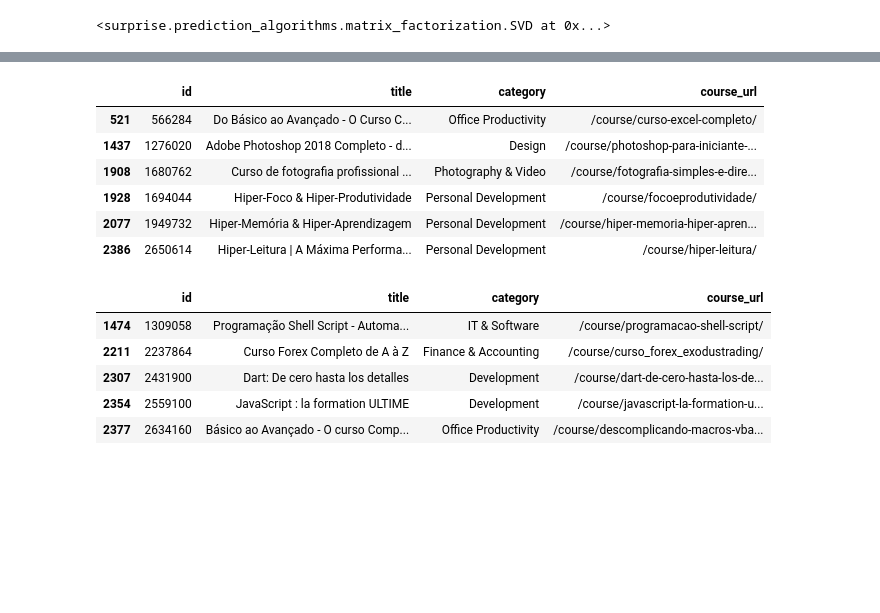
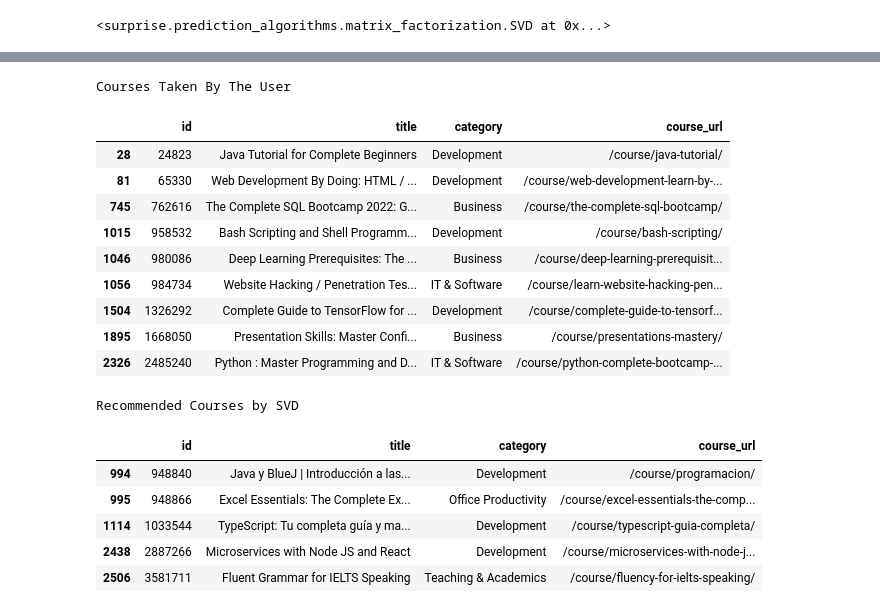
Before and after one commit to MAli7319/Udemy-Course-Recommender, a Jupyter notebook: surprise.ipynb, the cells around one changed output, grey strips where cells are left out. Saved outputs shown, nothing was run; the diff lists cells and outputs as text; code cells hidden in the pictures; blank space fills up the shorter version.

```diff
--- a/surprise.ipynb
+++ b/surprise.ipynb
@@ -100,0 +257,23 @@ Test time         4.97    6.25    5.21    5.48    0.55
+# %%
+"""
+param_grid_knn = {
+    "k": [20,30,40],
+    "sim_options ": {"name": "pearson", "user_based": False},
+    "verbose": [False]
+}
+gs_knn = GridSearchCV(KNNBaseline, param_grid_knn, measures=["rmse", "mae"], cv=5)
+gs_knn.fit(data)
+print("KNNWithBaseline Grid Search")
+print(gs_knn.best_score["rmse"])
+print(gs_knn.best_params["rmse"])
+"""
+
+# Parameter tuning for KNNBaseline could not done due to the memory limitations.
+# Instead of that we tried cross validation with baseline hypermeters to see if they have positive effect on model.
+
+bsl_opt = {'method': 'sgd', 'reg': 0.03, 'learning_rate': 0.005, 'n_epochs': 20}
+sim_opt = {"name": "pearson", "user_based": False}
+
+_ = cross_validate(KNNBaseline(k=20, bsl_options=bsl_opt, sim_options=sim_opt, verbose=False), data, measures=['RMSE', 'MAE'], cv=3, verbose=True)
+_ = cross_validate(KNNBaseline(k=30, bsl_options=bsl_opt, sim_options=sim_opt, verbose=False), data, measures=['RMSE', 'MAE'], cv=3, verbose=True)
+_ = cross_validate(KNNBaseline(k=40, bsl_options=bsl_opt, sim_options=sim_opt, verbose=False), data, measures=['RMSE', 'MAE'], cv=3, verbose=True)
@@ -101,7 +300,12 @@ Test time         4.97    6.25    5.21    5.48    0.55
 # %%
-param_grid = {"n_epochs": [5, 10, 15, 20, 25, 30], "lr_all": [0.002, 0.005, 0.01, 0.02]}
-gs_svd = GridSearchCV(SVD, param_grid, measures=["rmse", "mae"], cv=5)
+param_grid_svd = {"n_factors": [100, 200],
+                  "n_epochs": [10, 20],
+                  "lr_all": [0.005, 0.01, 0.02],
+                  "reg_all": [0.01, 0.02, 0.03],
+}
+gs_svd = GridSearchCV(SVD, param_grid_svd, measures=["rmse", "mae"], cv=5)
 gs_svd.fit(data)
+print("SVD Grid Search")
 print(gs_svd.best_score["rmse"])
 print(gs_svd.best_params["rmse"])
 # %% [output]
@@ -119,7 +345,9 @@ RMSE: 0.7034
 # %%
 full_trainset = data.build_full_trainset()
 # %%
-svd = SVD(n_epochs=15, lr_all=0.005)
+bsl = BaselineOnly(bsl_options={'method': 'sgd', 'reg': 0.03, 'learning_rate': 0.005, 'n_epochs': 20}, verbose=False)
+svd = SVD(n_factors=100, n_epochs=20, lr_all=0.005, reg_all=0.03)
+bsl.fit(full_trainset)
 svd.fit(full_trainset)
 # %% [output]
 <surprise.prediction_algorithms.matrix_factorization.SVD at 0x...>
@@ -135,26 +363,34 @@ Display Name: Karen Eloise
 # %%
-user_pred = svd.test(anti_testset_user)
+user_pred_svd = svd.test(anti_testset_user)
+user_pred_bsl = bsl.test(anti_testset_user)
 # %%
 courses_taken = rates[rates["user_id"] == user_id]["course_id"]
 courses_taken_df = courses[courses["id"].isin(courses_taken)]
+print("Courses Taken By The User")
 courses_taken_df
 # %% [output]
+Courses Taken By The User
 |  | id | title | category | course_url |
-| 521 | 566284 | Do Básico ao Avançado - O Curso C... | Office Productivity | /course/curso-excel-completo/ |
-| 1437 | 1276020 | Adobe Photoshop 2018 Completo - d... | Design | /course/photoshop-para-iniciante-... |
-| 1908 | 1680762 | Curso de fotografia profissional ... | Photography & Video | /course/fotografia-simples-e-dire... |
-| 1928 | 1694044 | Hiper-Foco & Hiper-Produtividade | Personal Development | /course/focoeprodutividade/ |
-| 2077 | 1949732 | Hiper-Memória & Hiper-Aprendizagem | Personal Development | /course/hiper-memoria-hiper-apren... |
-| 2386 | 2650614 | Hiper-Leitura | A Máxima Performa... | Personal Development | /course/hiper-leitura/ |
+| 28 | 24823 | Java Tutorial for Complete Beginners | Development | /course/java-tutorial/ |
+| 81 | 65330 | Web Development By Doing: HTML / ... | Development | /course/web-development-learn-by-... |
+| 745 | 762616 | The Complete SQL Bootcamp 2022: G... | Business | /course/the-complete-sql-bootcamp/ |
+| 1015 | 958532 | Bash Scripting and Shell Programm... | Development | /course/bash-scripting/ |
+| 1046 | 980086 | Deep Learning Prerequisites: The ... | Business | /course/deep-learning-prerequisit... |
+| 1056 | 984734 | Website Hacking / Penetration Tes... | IT & Software | /course/learn-website-hacking-pen... |
+| 1504 | 1326292 | Complete Guide to TensorFlow for ... | Development | /course/complete-guide-to-tensorf... |
+| 1895 | 1668050 | Presentation Skills: Master Confi... | Business | /course/presentations-mastery/ |
+| 2326 | 2485240 | Python : Master Programming and D... | IT & Software | /course/python-complete-bootcamp-... |
 # %%
-user_pred_df = pd.DataFrame(user_pred)
+user_pred_df = pd.DataFrame(user_pred_svd)
 user_pred_df.sort_values(by=['est'],inplace=True,ascending = False)
 recom_list = user_pred_df.head(5)['iid'].to_list()
+print("Recommended Courses by SVD")
 courses[courses["id"].isin(recom_list)]
 # %% [output]
+Recommended Courses by SVD
 |  | id | title | category | course_url |
-| 1474 | 1309058 | Programação Shell Script - Automa... | IT & Software | /course/programacao-shell-script/ |
-| 2211 | 2237864 | Curso Forex Completo de A à Z | Finance & Accounting | /course/curso_forex_exodustrading/ |
-| 2307 | 2431900 | Dart: De cero hasta los detalles | Development | /course/dart-de-cero-hasta-los-de... |
-| 2354 | 2559100 | JavaScript : la formation ULTIME | Development | /course/javascript-la-formation-u... |
-| 2377 | 2634160 | Básico ao Avançado - O curso Comp... | Office Productivity | /course/descomplicando-macros-vba... |
+| 994 | 948840 | Java y BlueJ | Introducción a las... | Development | /course/programacion/ |
+| 995 | 948866 | Excel Essentials: The Complete Ex... | Office Productivity | /course/excel-essentials-the-comp... |
+| 1114 | 1033544 | TypeScript: Tu completa guía y ma... | Development | /course/typescript-guia-completa/ |
+| 2438 | 2887266 | Microservices with Node JS and React | Development | /course/microservices-with-node-j... |
+| 2506 | 3581711 | Fluent Grammar for IELTS Speaking | Teaching & Academics | /course/fluency-for-ielts-speaking/ |
```
Also changed, not shown: parts of 50 cells of this notebook, 2 other files.
